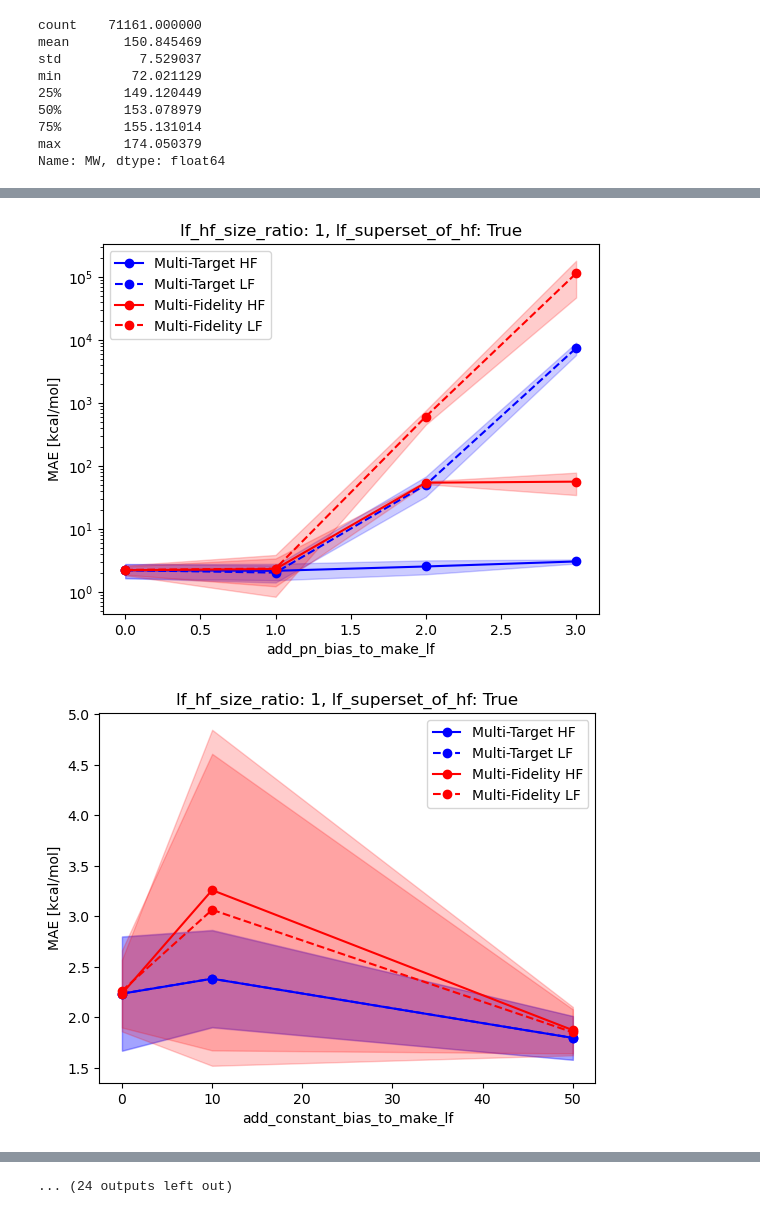
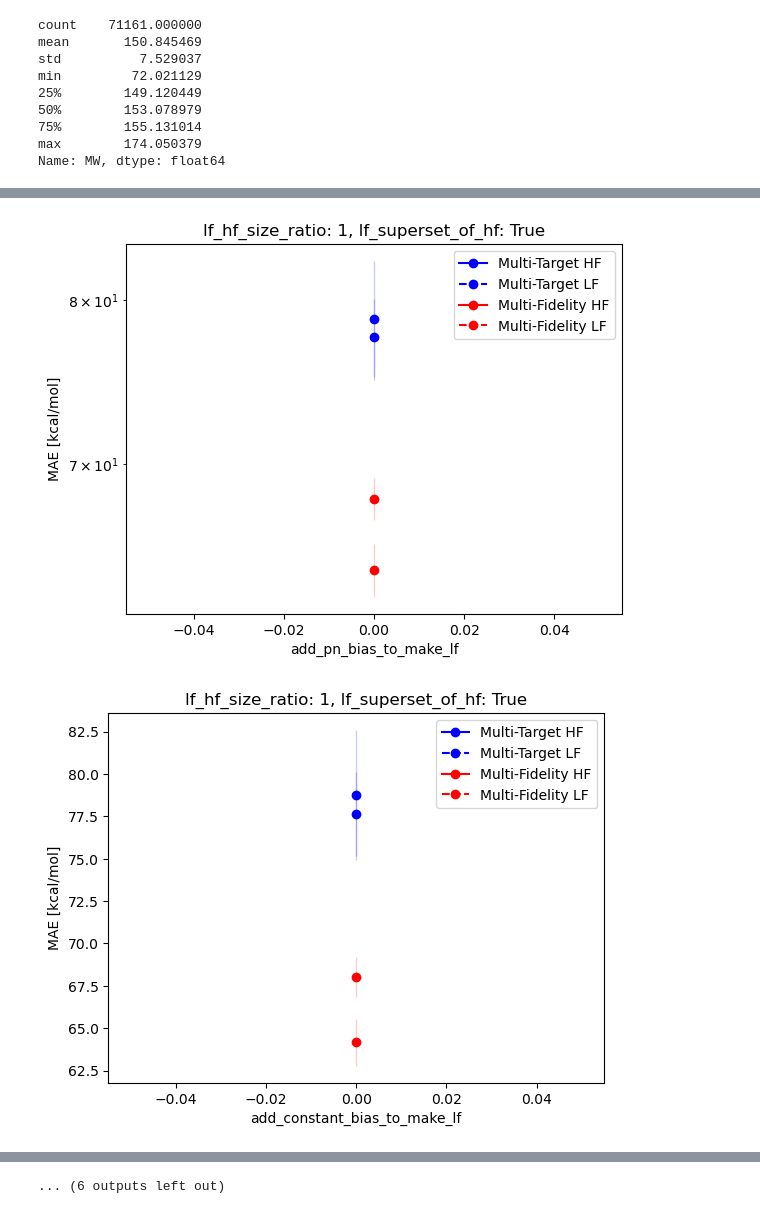
Before and after one commit to sourcery-ai-experiments/chemprop, a Jupyter notebook: multifidelity_results_analysis.ipynb, the cells around one changed output, grey strips where cells are left out. Drawn from its saved outputs; the diff is of its cells as text; code cells hidden in the pictures.

```diff
--- a/multifidelity_results_analysis.ipynb
+++ b/multifidelity_results_analysis.ipynb
@@ -70,7 +70,12 @@ for subdir in os.listdir(root_dir):
 df = pd.concat(dfs, ignore_index=True)
 df.drop(columns=['data_file', 'hf_col_name', 'lf_col_name', 'save_test_plot',
                  'num_epochs', 'export_train_and_val', 'scale_data',
-                 'split_type','results_dir'], inplace=True)
+                 'results_dir'], inplace=True)
+
+# df = df[df['split_type'] == 'random']
+# df = df[df['split_type'] == 'scaffold']
+df = df[df['split_type'] == 'h298']
+
 df.sort_values(by=['model_type', 'add_pn_bias_to_make_lf', 'add_constant_bias_to_make_lf', 'add_gauss_noise_to_make_lf', 'add_descriptor_bias_to_make_lf', 'lf_hf_size_ratio'])
 # %% [output]
 |  | directory | model_type | add_pn_bias_to_make_lf | add_constant_bias_to_make_lf | add_gauss_noise_to_make_lf | ... |
@@ -104,9 +107,9 @@ df.loc[(df['model_type'] == 'multi_fidelity') & (df['add_pn_bias_to_make_lf'] ==
 #        & (df['lf_superset_of_hf'] == True) & (df['seed'] == 0)]
 # %%
 df_mean = df.drop(columns=['directory']).groupby(['model_type', 'add_pn_bias_to_make_lf', 'add_constant_bias_to_make_lf',
-            'add_gauss_noise_to_make_lf', 'add_descriptor_bias_to_make_lf', 'lf_hf_size_ratio', 'lf_superset_of_hf']).mean().reset_index()
+            'add_gauss_noise_to_make_lf', 'add_descriptor_bias_to_make_lf', 'lf_hf_size_ratio', 'lf_superset_of_hf', 'split_type']).mean().reset_index()
 df_std = df.drop(columns=['directory']).groupby(['model_type', 'add_pn_bias_to_make_lf', 'add_constant_bias_to_make_lf',
-            'add_gauss_noise_to_make_lf', 'add_descriptor_bias_to_make_lf', 'lf_hf_size_ratio', 'lf_superset_of_hf']).std().reset_index()
+            'add_gauss_noise_to_make_lf', 'add_descriptor_bias_to_make_lf', 'lf_hf_size_ratio', 'lf_superset_of_hf', 'split_type']).std().reset_index()
 # %%
 df_mean.model_type.value_counts()
 # %% [output]
@@ -125,6 +132,7 @@ models_colors_dict = {
 }
 
 model_type_dict = {
+    'single_fidelity': 'Single Fidelity',
     'multi_target': 'Multi-Target',
     'multi_fidelity': 'Multi-Fidelity',
     'multi_fidelity_weight_sharing': 'Multi-Fidelity WS',
@@ -152,6 +160,7 @@ for lf_hf_size_ratio in [1]:  # , 10, 100]:
             # plt.hlines(df_.loc[df_.model_type == 'single_fidelity'].MAE_hf, min(df_[current_var]), max(df_[current_var]), 'k', label='single_fidelity')
 
             for model_type in [
+                'single_fidelity',
                 # 'multi_target',
                 'multi_fidelity',
                 'multi_fidelity_weight_sharing',
@@ -160,8 +169,9 @@ for lf_hf_size_ratio in [1]:  # , 10, 100]:
                 df_std__ = df_std_.loc[df_std_.model_type == model_type].sort_values(by=current_var)
                 plt.plot(df_mean__[current_var], df_mean__.MAE_hf, 'o-'+models_colors_dict[model_type], label=model_type_dict[model_type]+' HF')
                 plt.fill_between(df_mean__[current_var], df_mean__.MAE_hf - df_std__.MAE_hf, df_mean__.MAE_hf + df_std__.MAE_hf, alpha=0.2, color=models_colors_dict[model_type])
-                plt.plot(df_mean__[current_var], df_mean__.MAE_lf, 'o--'+models_colors_dict[model_type], label=model_type_dict[model_type]+' LF')
-                plt.fill_between(df_mean__[current_var], df_mean__.MAE_lf - df_std__.MAE_lf, df_mean__.MAE_lf + df_std__.MAE_lf, alpha=0.2, color=models_colors_dict[model_type])
+                if model_type != 'single_fidelity':
+                    plt.plot(df_mean__[current_var], df_mean__.MAE_lf, 'o--'+models_colors_dict[model_type], label=model_type_dict[model_type]+' LF')
+                    plt.fill_between(df_mean__[current_var], df_mean__.MAE_lf - df_std__.MAE_lf, df_mean__.MAE_lf + df_std__.MAE_lf, alpha=0.2, color=models_colors_dict[model_type])
 
             if current_var == 'lf_hf_size_ratio':
                 plt.xscale('log')
@@ -203,13 +213,14 @@ models_colors_dict = {
 }
 
 model_type_dict = {
+    'single_fidelity': 'Single Fidelity',
     'multi_target': 'Multi-Target',
     'multi_fidelity': 'Multi-Fidelity',
     'multi_fidelity_weight_sharing': 'Multi-Fidelity WS',
 }
 
 for lf_hf_size_ratio in [1, 10, 100]:
-    for lf_superset_of_hf in [True, False]:
+    for lf_superset_of_hf in [True]:  #, False]:
         default_var_values = {
             'add_pn_bias_to_make_lf': 0,
             'add_constant_bias_to_make_lf': 0.0,
@@ -230,41 +241,49 @@ for lf_hf_size_ratio in [1, 10, 100]:
             # plt.hlines(df_.loc[df_.model_type == 'single_fidelity'].MAE_hf, min(df_[current_var]), max(df_[current_var]), 'k', label='single_fidelity')
 
             for model_type in [
+                # 'single_fidelity',
                 'multi_target',
                 'multi_fidelity',
                 # 'multi_fidelity_weight_sharing',
             ]:
                 df_mean__ = df_mean_.loc[df_mean_.model_type == model_type].sort_values(by=current_var)
                 df_std__ = df_std_.loc[df_std_.model_type == model_type].sort_values(by=current_var)
-                plt.plot(df_mean__[current_var], df_mean__.MAE_hf, 'o-'+models_colors_dict[model_type], label=model_type_dict[model_type]+' HF')
-                plt.fill_between(df_mean__[current_var], df_mean__.MAE_hf - df_std__.MAE_hf, df_mean__.MAE_hf + df_std__.MAE_hf, alpha=0.2, color=models_colors_dict[model_type])
-                plt.plot(df_mean__[current_var], df_mean__.MAE_lf, 'o--'+models_colors_dict[model_type], label=model_type_dict[model_type]+' LF')
-                plt.fill_between(df_mean__[current_var], df_mean__.MAE_lf - df_std__.MAE_lf, df_mean__.MAE_lf + df_std__.MAE_lf, alpha=0.2, color=models_colors_dict[model_type])
+                if model_type == 'single_fidelity':
+                    plt.hlines(df_mean__.MAE_hf,
+                               min(df_mean_[current_var]),
+                               max(df_mean_[current_var]),
+                               models_colors_dict[model_type],
+                               label=model_type_dict[model_type])
+                else:
+                    plt.plot(df_mean__[current_var], df_mean__.MAE_hf, 'o-'+models_colors_dict[model_type], label=model_type_dict[model_type]+' HF')
+                    plt.fill_between(df_mean__[current_var], df_mean__.MAE_hf - df_std__.MAE_hf, df_mean__.MAE_hf + df_std__.MAE_hf, alpha=0.2, color=models_colors_dict[model_type])
+                    plt.plot(df_mean__[current_var], df_mean__.MAE_lf, 'o--'+models_colors_dict[model_type], label=model_type_dict[model_type]+' LF')
+                    plt.fill_between(df_mean__[current_var], df_mean__.MAE_lf - df_std__.MAE_lf, df_mean__.MAE_lf + df_std__.MAE_lf, alpha=0.2, color=models_colors_dict[model_type])
 
             if current_var == 'lf_hf_size_ratio':
                 plt.xscale('log')
 
             if current_var == 'add_pn_bias_to_make_lf':
                 plt.yscale('log')
 
             plt.legend()
             plt.xlabel(current_var)
             plt.ylabel('MAE [kcal/mol]')
 
             if current_var == 'lf_hf_size_ratio':
                 plt.title(f"lf_superset_of_hf: {default_var_values['lf_superset_of_hf']}")
             elif current_var == 'lf_superset_of_hf':
                 plt.title(f"lf_hf_size_ratio: {default_var_values['lf_hf_size_ratio']}")
             else:
                 plt.title(f"lf_hf_size_ratio: {default_var_values['lf_hf_size_ratio']}, lf_superset_of_hf: {default_var_values['lf_superset_of_hf']}")
             # plt.legend(fontsize=14)
             # plt.xlabel('LF:HF Dataset Size Ratio', fontsize=16)
             # plt.ylabel('MAE [kcal/mol]', fontsize=16)
             # plt.xticks(fontsize=14)
             # plt.yticks(fontsize=14)
             plt.savefig(f"{current_var}_{default_var_values['lf_hf_size_ratio']}_{default_var_values['lf_superset_of_hf']}.png")
             plt.savefig(f"{current_var}_{default_var_values['lf_hf_size_ratio']}_{default_var_values['lf_superset_of_hf']}.pdf")
             plt.show()
 # %% [output]
-[figure, old version]
+[figure, new version]
-[figure, old version]
+[figure, new version]
@@ -281 +300 @@ for lf_hf_size_ratio in [1, 10, 100]:
-... (24 outputs left out)
+... (6 outputs left out)
```
Also changed, not shown: parts of 6 cells of this notebook, 1 other file.
